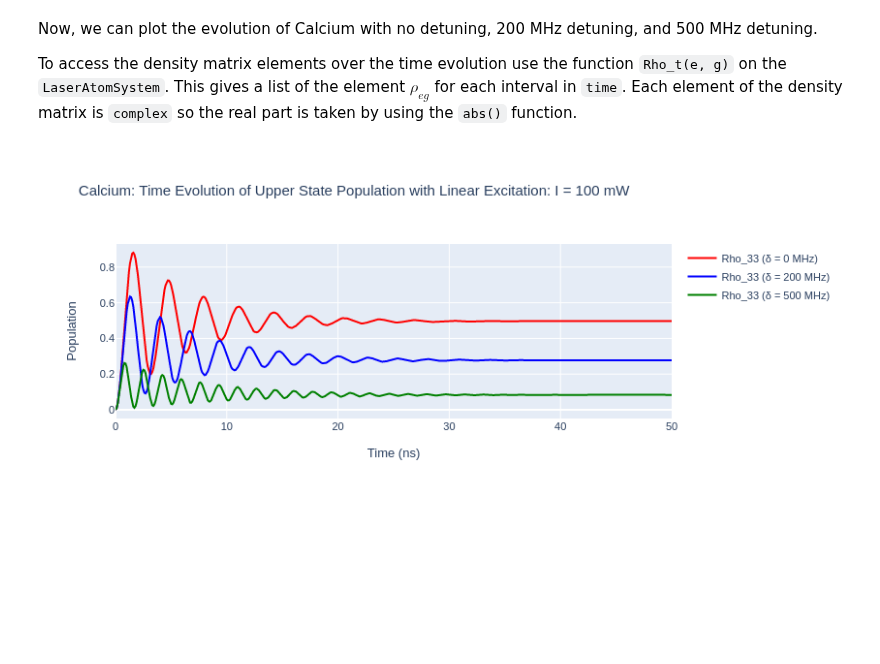
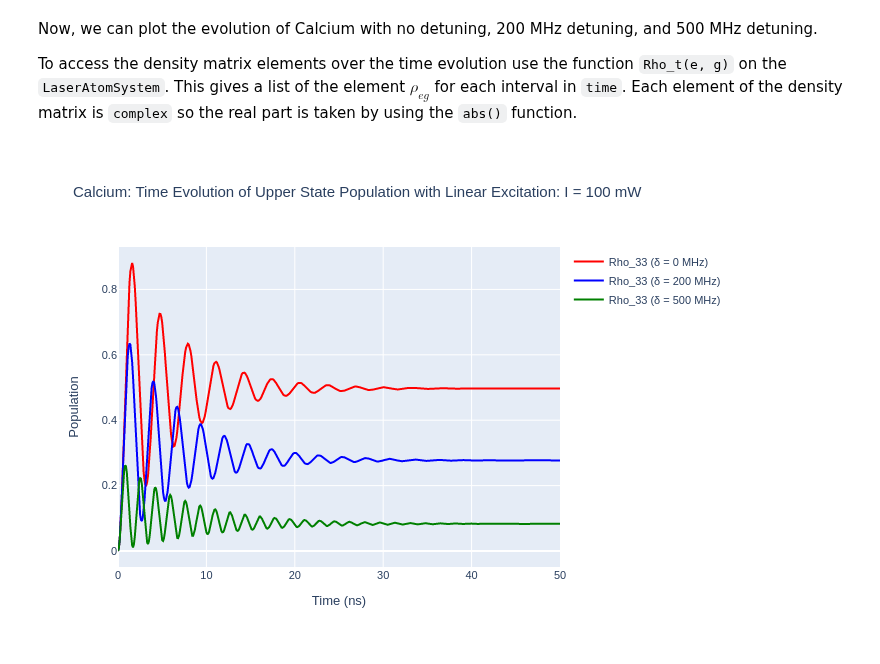
Before and after one commit to mvpmanish/LASED, a Jupyter notebook: docs/source/tutorials/Tutorial1-SimpleCalcium.ipynb, the cells around one changed output. Saved outputs shown, nothing was run; the diff lists cells and outputs as text; code cells hidden in the pictures; blank space fills up the shorter version.

Commit message:
Updated Tutorial1
- Saved plot as png to see if it works with readthedocs

```diff
--- a/docs/source/tutorials/Tutorial1-SimpleCalcium.ipynb
+++ b/docs/source/tutorials/Tutorial1-SimpleCalcium.ipynb
@@ -147,32 +147,34 @@ fig_ca.add_trace(go.Scatter(x = time_ca,
                                  y = rho_33,
                                  mode = 'lines',
                                     name = "Rho_33 (δ = 0 MHz)",
                                     marker = dict(
                                 color = 'red',
                                 symbol = 'circle',
                             )))
 fig_ca.add_trace(go.Scatter(x = time_ca,
                                  y = rho_33_200MHzdetuned,
                                  mode = 'lines',
                                     name = "Rho_33 (δ = 200 MHz)",
                                     marker = dict(
                                 color = 'blue',
                                 symbol = 'circle',
                             )))
 fig_ca.add_trace(go.Scatter(x = time_ca,
                                  y = rho_33_500MHzdetuned,
                                  mode = 'lines',
                                     name = "Rho_33 (δ = 500 MHz)",
                                     marker = dict(
                                 color = 'green',
                                 symbol = 'circle',
                             )))
 
 fig_ca.update_layout(title = "Calcium: Time Evolution of Upper State Population with Linear Excitation: I = 100 mW",
                  xaxis_title = "Time (ns)",
                  yaxis_title = "Population",
                 font = dict(
                     size = 11))
-plo.iplot(fig_ca)  # Use iplot to render offline images
+
+fig_ca.write_image("SavedPlots/tutorial1-ca.png")
+Image("SavedPlots/tutorial1-ca.png")
 # %% [output]
-[figure, old version]
+[figure, new version]
```
Also changed, not shown: 1 other file.
